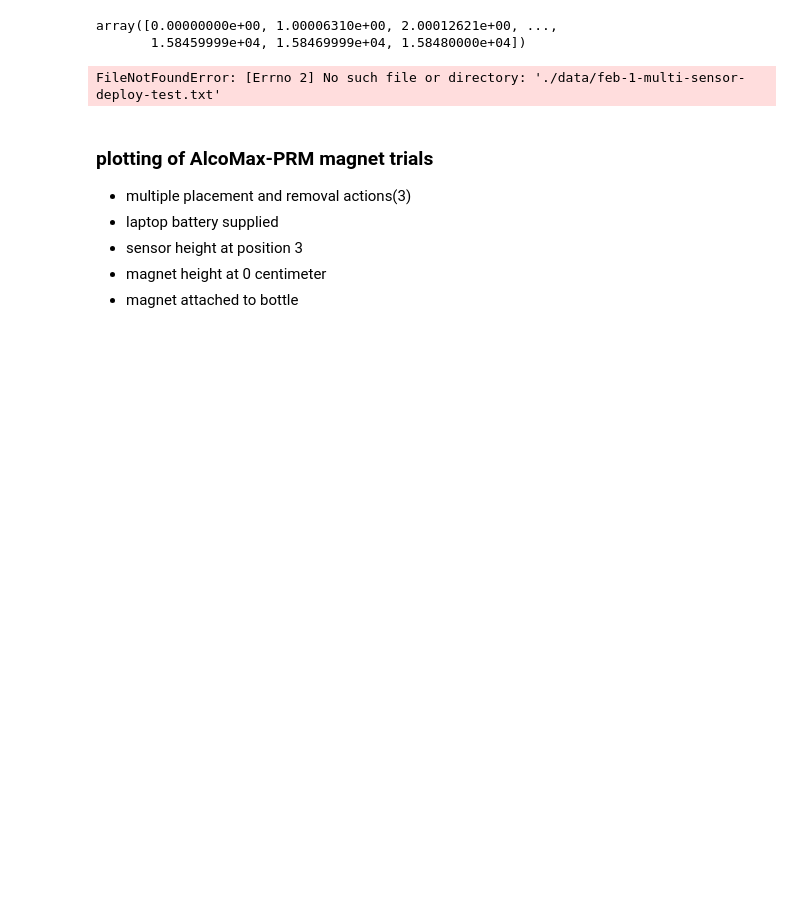
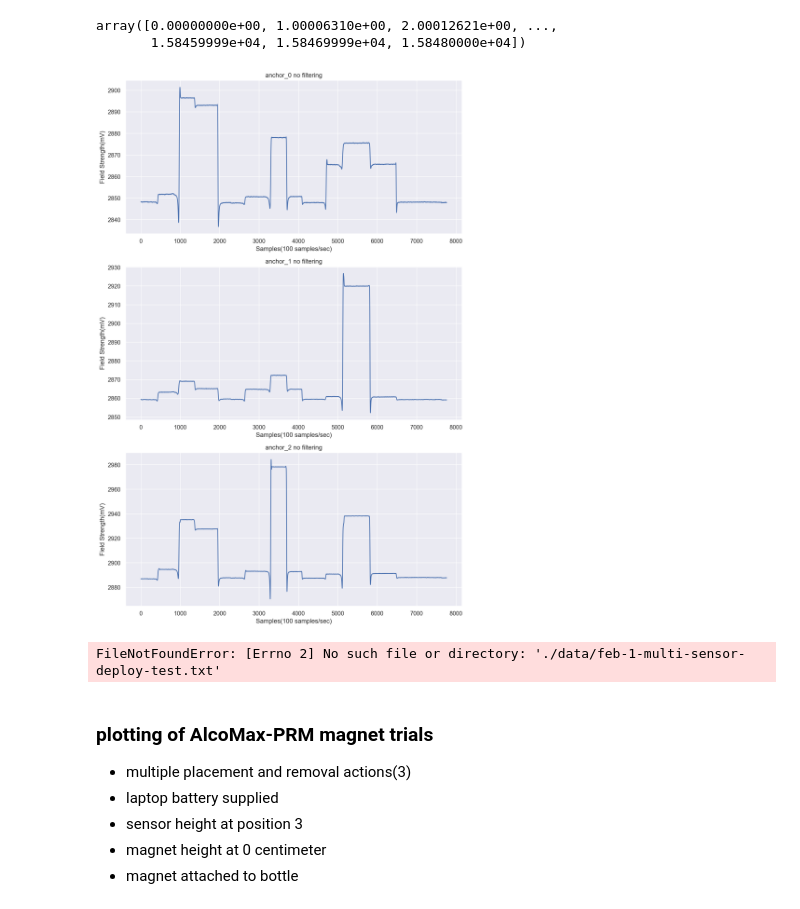
Before and after one commit to CodyWangYaohui/EcoMAT, a Jupyter notebook: data_analysis/data-acquisition-pre-processing-plotting.ipynb, the cells around one changed output. Saved outputs shown, nothing was run; the diff lists cells and outputs as text; code cells hidden in the pictures; blank space fills up the shorter version.

```diff
--- a/data_analysis/data-acquisition-pre-processing-plotting.ipynb
+++ b/data_analysis/data-acquisition-pre-processing-plotting.ipynb
@@ -397,6 +397,11 @@ def plot_3_channels_with_gradients(raw_df, filtering=True, window_length=51, pol
 
 # Assuming raw_df is your DataFrame with the data
 # plot_3_channels_with_gradients(raw_df)
+# %%
+raw_df_cur = pd.read_csv("./../data/feb-12-PRM-and-PRMM-place-remove-3-times.txt", names=["anchor_0", "anchor_1", "anchor_2"])
+plot_3_channels(raw_df_cur)
+# %% [output]
+[figure, added]
 # %%
 raw_df_first = pd.read_csv("./data/feb-1-multi-sensor-deploy-test.txt", names=["anchor_0", "anchor_1", "anchor_2"])
 raw_df_second = pd.read_csv("./data/feb-1-multi-sensor-deploy-test-second.txt", names=["anchor_0", "anchor_1", "anchor_2"])
```
Also changed, not shown: parts of 6 cells of this notebook, 19 other files.
